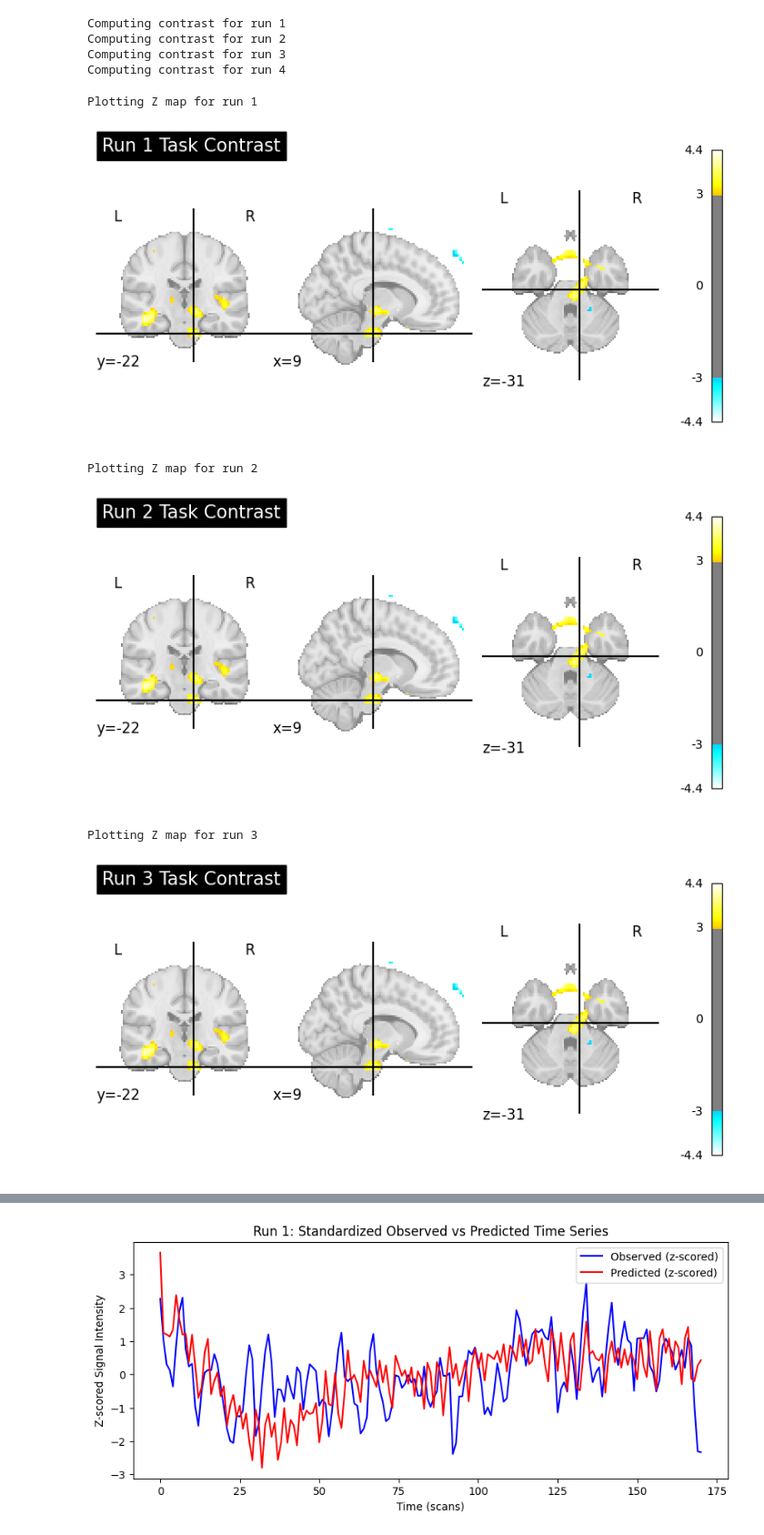
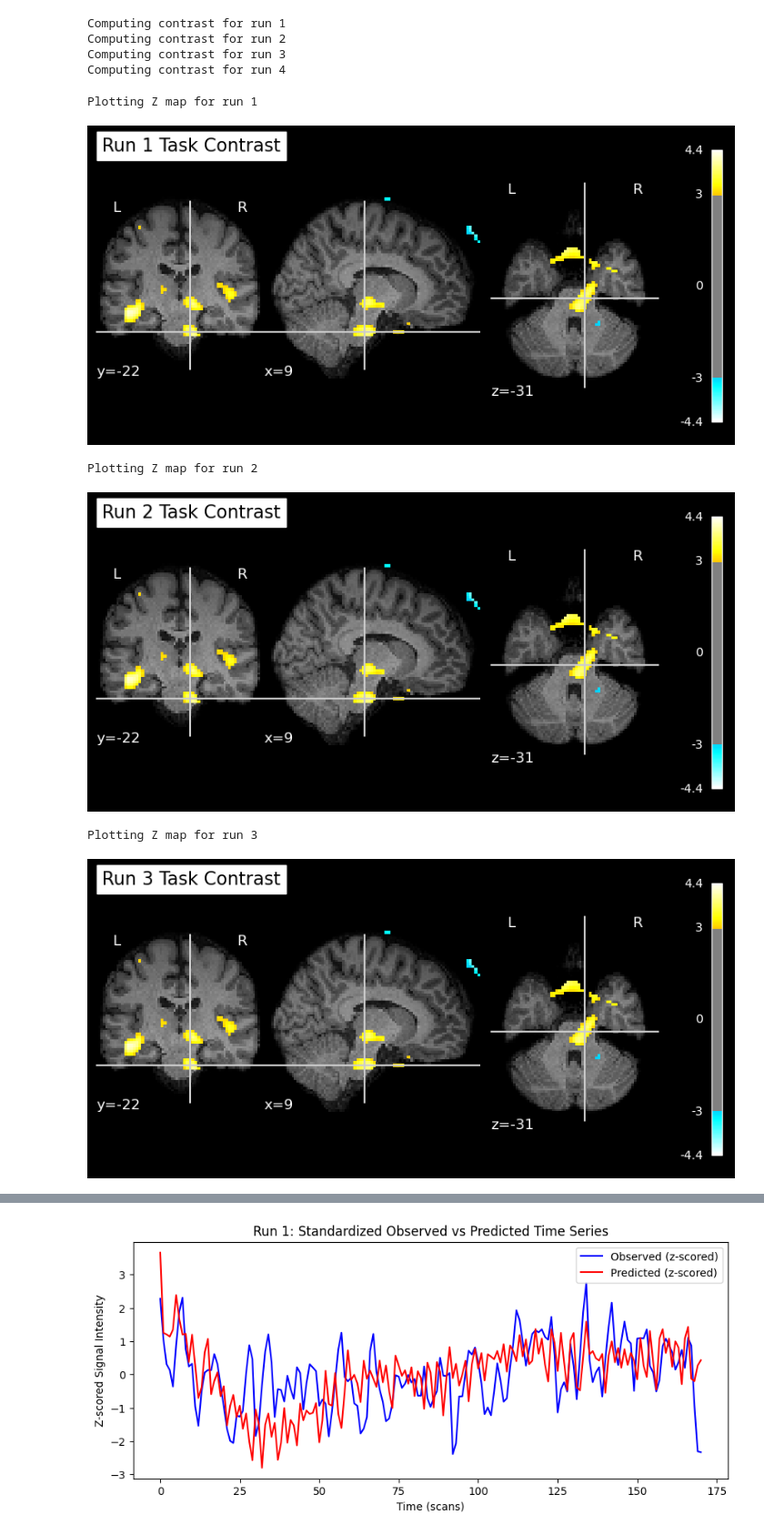
Before and after one commit to jancayan/Single-Subject-Working-Memory-Analysis, a Jupyter notebook: Nov6_notebooks/sahana_vis.ipynb, the cells around one changed output, grey strips where cells are left out. Shown at 91% size. Drawn from its saved outputs; the diff is of its cells as text; code cells hidden in the pictures.

```diff
--- a/Nov6_notebooks/sahana_vis.ipynb
+++ b/Nov6_notebooks/sahana_vis.ipynb
@@ -85,14 +85,14 @@ Computing contrast for run 4
 # %%
 # Visualize each z-map for the contrast
 for i, z_map in enumerate(z_maps):
     print(f"Plotting Z map for run {i + 1}")
-    display = plot_stat_map(z_map, title=f"Run {i + 1} Task Contrast", threshold=3.0, display_mode='ortho')
+    display = plot_stat_map(z_map, title=f"Run {i + 1} Task Contrast", threshold=3.0, display_mode='ortho', bg_img='anat/wc0cs2018-08-05_10-17-102019-00001-00160-1.nii')
     plt.show()
 # %% [output]
 Plotting Z map for run 1
-[figure, old version]
+[figure, new version]
 Plotting Z map for run 2
-[figure, old version]
+[figure, new version]
 Plotting Z map for run 3
-[figure, old version]
+[figure, new version]
 Plotting Z map for run 4
```
Also changed, not shown: parts of 1 cell of this notebook, 1 other file.
